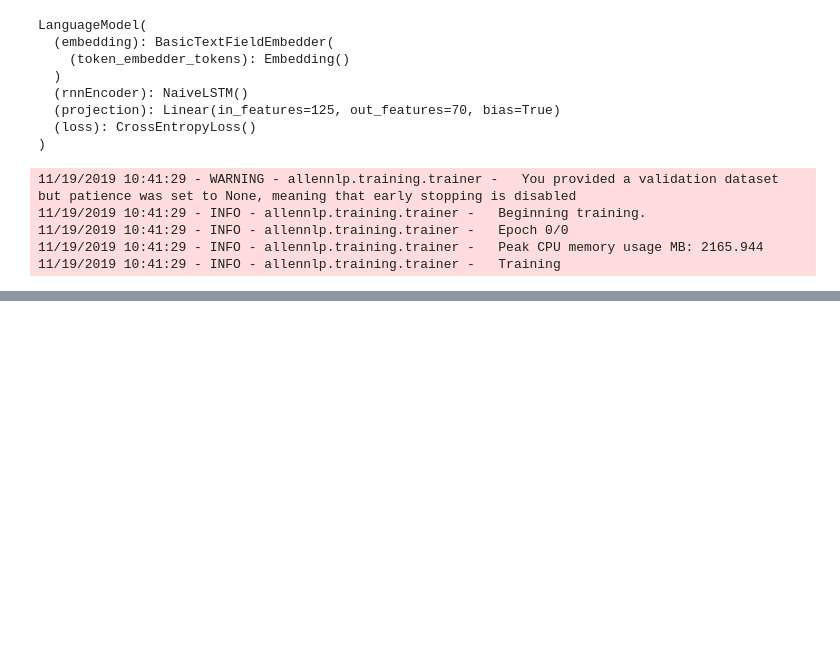
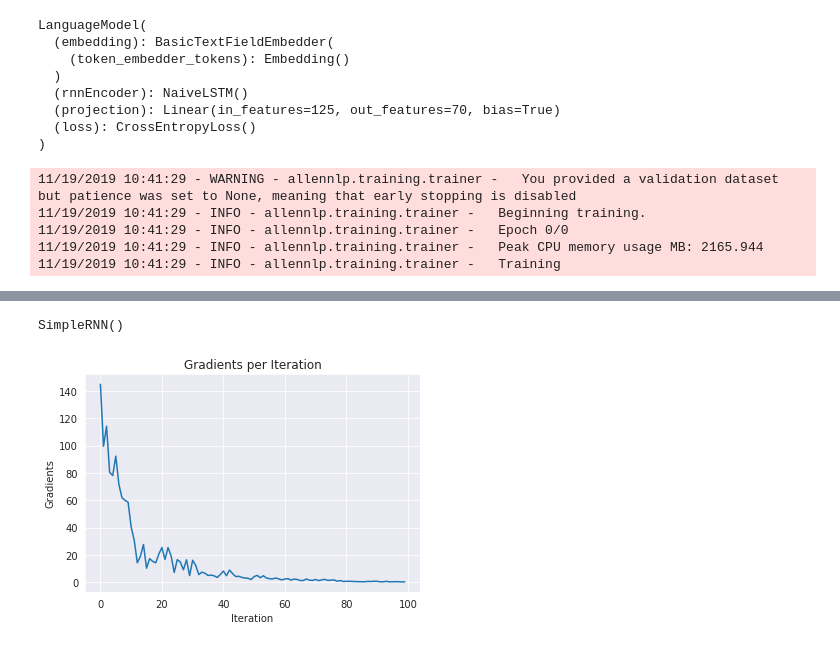
Before and after one commit to statisticallyfit/PythonNeuralNetNLP, a Jupyter notebook: src/NLPstudy/LSTMModel/LSTMFromScratch.ipynb, the cells around one changed output, grey strips where cells are left out. Drawn from its saved outputs; the diff is of its cells as text; code cells hidden in the pictures; blank space fills up the shorter version.

```diff
--- a/src/NLPstudy/LSTMModel/LSTMFromScratch.ipynb
+++ b/src/NLPstudy/LSTMModel/LSTMFromScratch.ipynb
@@ -497,0 +530,48 @@ testEmbeddings = lang
+# %%
+# Checking the gradients of a simple RNN: how it changes with respect to initial inputs
+rnn = SimpleRNN(input_size=50, hidden_size=125)
+rnn
+# %% [output]
+SimpleRNN()
+# %%
+def rnnStep(x_t: Tensor, h_t: Tensor,
+            weight_ih: Tensor, weight_hh: Tensor,
+            bias_hh: Tensor) -> Tensor:
+    return torch.tanh(x_t @ weight_ih + h_t @ weight_hh + bias_hh)
+# %%
+h_0: Tensor = torch.zeros(rnn.hidden_size, requires_grad=True).to(testEmbeddings.device)
+h_t: Tensor = h_0
+
+gradients = []
+
+NUM_ITERS = 100
+for t in range(NUM_ITERS):
+    h_t: Tensor = rnnStep(x_t = testEmbeddings[:, t, :],
+                          h_t = h_t,
+                          weight_ih = rnn.weight_ih,
+                          weight_hh = rnn.weight_hh,
+                          bias_hh = rnn.bias_hh)
+    # Loss function is the L1 norm of the current hidden state
+    loss = h_t.abs().sum()
+    loss.backward(retain_graph=True)
+
+    # Add the norm of the tensor gradient
+    gradients.append(torch.norm(h_0.grad).item())
+
+    h_0.grad.zero_()
+# %%
+# Plotting
+
+sns.set_style("darkgrid")
+
+fig, ax = plt.subplots()
+#ax.set_facecolor('white')
+ax.set_title('Gradients per Iteration')
+ax.set_xlabel('Iteration')
+ax.set_ylabel('Gradients')
+ax.plot(gradients)
+#plt.plot(gradients)
+
+plt.show()
+# %% [output]
+[figure, added]
```
Also changed, not shown: parts of 15 cells of this notebook, 1 other file.
